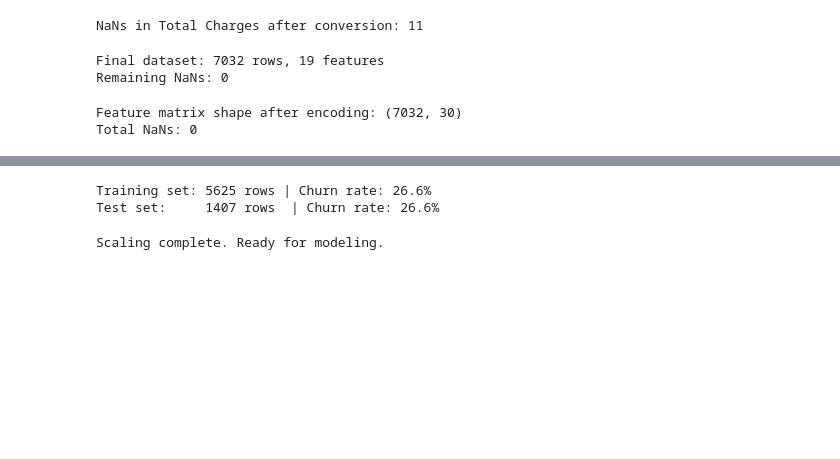
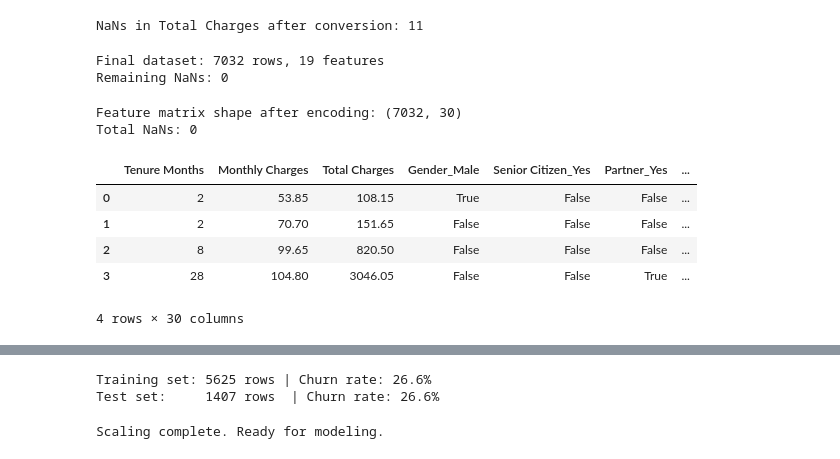
Before and after one commit to talesthury/htw_mpmd_2025_advanced_analytics_churn_prediction, a Jupyter notebook: notebook/telco_churn_crisp_dm.ipynb, the cells around one changed output, grey strips where cells are left out. Saved outputs shown, nothing was run; the diff lists cells and outputs as text; code cells hidden in the pictures; blank space fills up the shorter version.

```diff
--- a/notebook/telco_churn_crisp_dm.ipynb
+++ b/notebook/telco_churn_crisp_dm.ipynb
@@ -272,3 +357,12 @@ print(f"Total NaNs: {X.isnull().sum().sum()}")
 # %% [output]
 Feature matrix shape after encoding: (7032, 30)
 Total NaNs: 0
+# %%
+X.head(4)
+# %% [output]
+|  | Tenure Months | Monthly Charges | Total Charges | Gender_Male | Senior Citizen_Yes | Partner_Yes | ... |
+| 0 | 2 | 53.85 | 108.15 | True | False | False | ... |
+| 1 | 2 | 70.70 | 151.65 | False | False | False | ... |
+| 2 | 8 | 99.65 | 820.50 | False | False | False | ... |
+| 3 | 28 | 104.80 | 3046.05 | False | False | True | ... |
+4 rows × 30 columns
```
Also changed, not shown: parts of 7 cells of this notebook, 1 other file.
